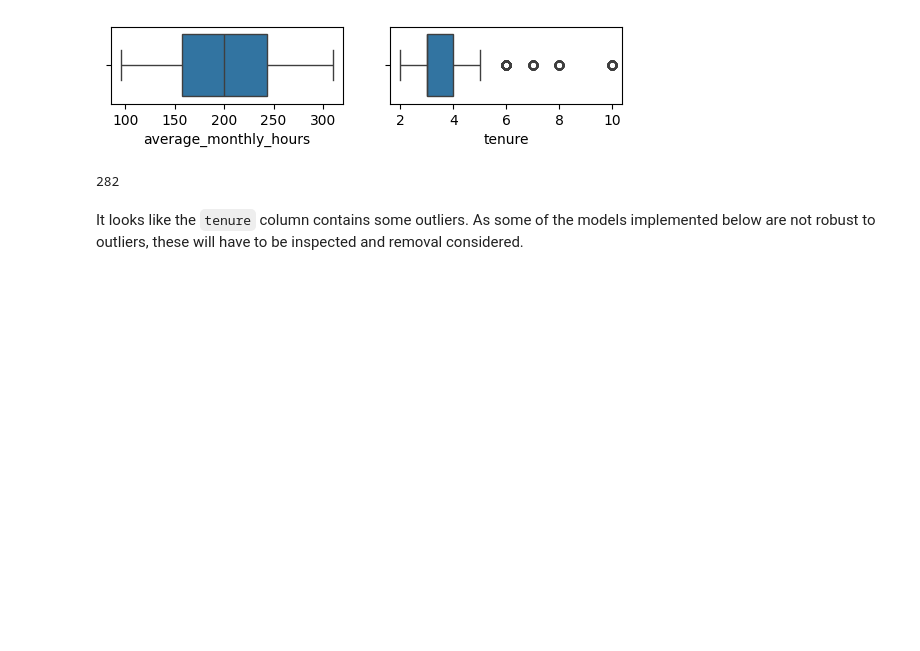
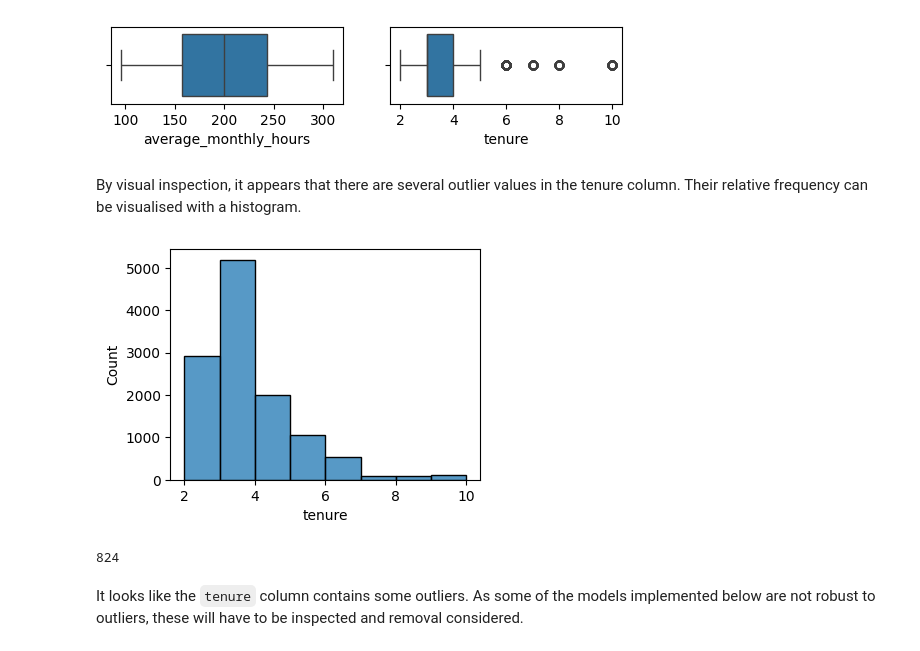
Before and after one commit to dianario/google_capstone_salifort_motors_analytics, a Jupyter notebook: course_7_salifort_motors_project_lab.ipynb, the cells around one changed output. Saved outputs shown, nothing was run; the diff lists cells and outputs as text; code cells hidden in the pictures; blank space fills up the shorter version.

Commit message:
Find outliers in 'tenure' col.

```diff
--- a/course_7_salifort_motors_project_lab.ipynb
+++ b/course_7_salifort_motors_project_lab.ipynb
@@ -242,14 +242,33 @@ plt.show()
 # %% [output]
 [figure]
 [figure]
-# %%
-# Determine the 95%  percentile of tenure
-tenure_95 = np.percentile(df1['tenure'], 95)
-
-# Determine the number of rows containing outliers
-df1[df1['tenure'] > tenure_95].shape[0]
-# %% [output]
-282
+# %% [markdown]
+By visual inspection, it appears that there are several outlier values in the tenure column. Their relative frequency can be visualised with a histogram.
+# %%
+
+plt.figure(figsize=(4,3))
+sns.histplot(x=df1['tenure'], binwidth=1);
+# %% [output]
+[figure, added]
+# %%
+# Determine the number of rows containing outliers
+
+def find_outlier_rows(df):
+    '''
+    takes as an argument a df or a column within a df
+    computes the 25th percentile (q1), the 75% percentile (q3) and the interquartile range (iqr)
+    returns the rows which have outliers
+    '''
+    q1 = df.quantile(0.25)
+    q3 = df.quantile(0.75)
+    iqr = q3 - q1
+    outliers_row = df[((df<(q1-1.5*iqr)) | (df>(q3+1.5*iqr)))]
+    return outliers_row
+
+# Return how many outlier rows there are in the dataset
+find_outlier_rows(df1['tenure']).shape[0]
+# %% [output]
+824
 # %% [markdown]
 It looks like the `tenure` column contains some outliers. As some of the models implemented below are not robust to outliers, these will have to be inspected and removal considered.
 # %% [markdown]
```
